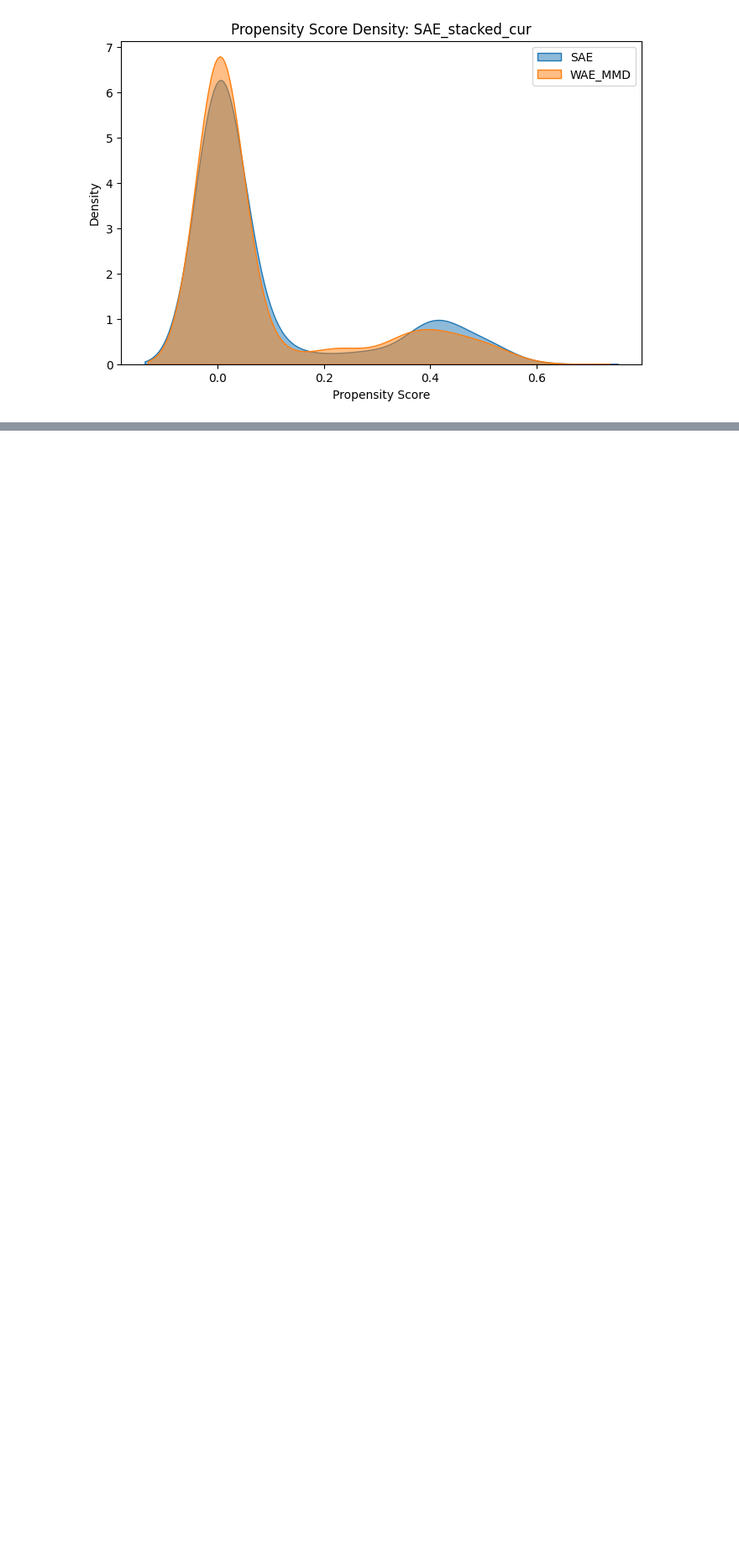
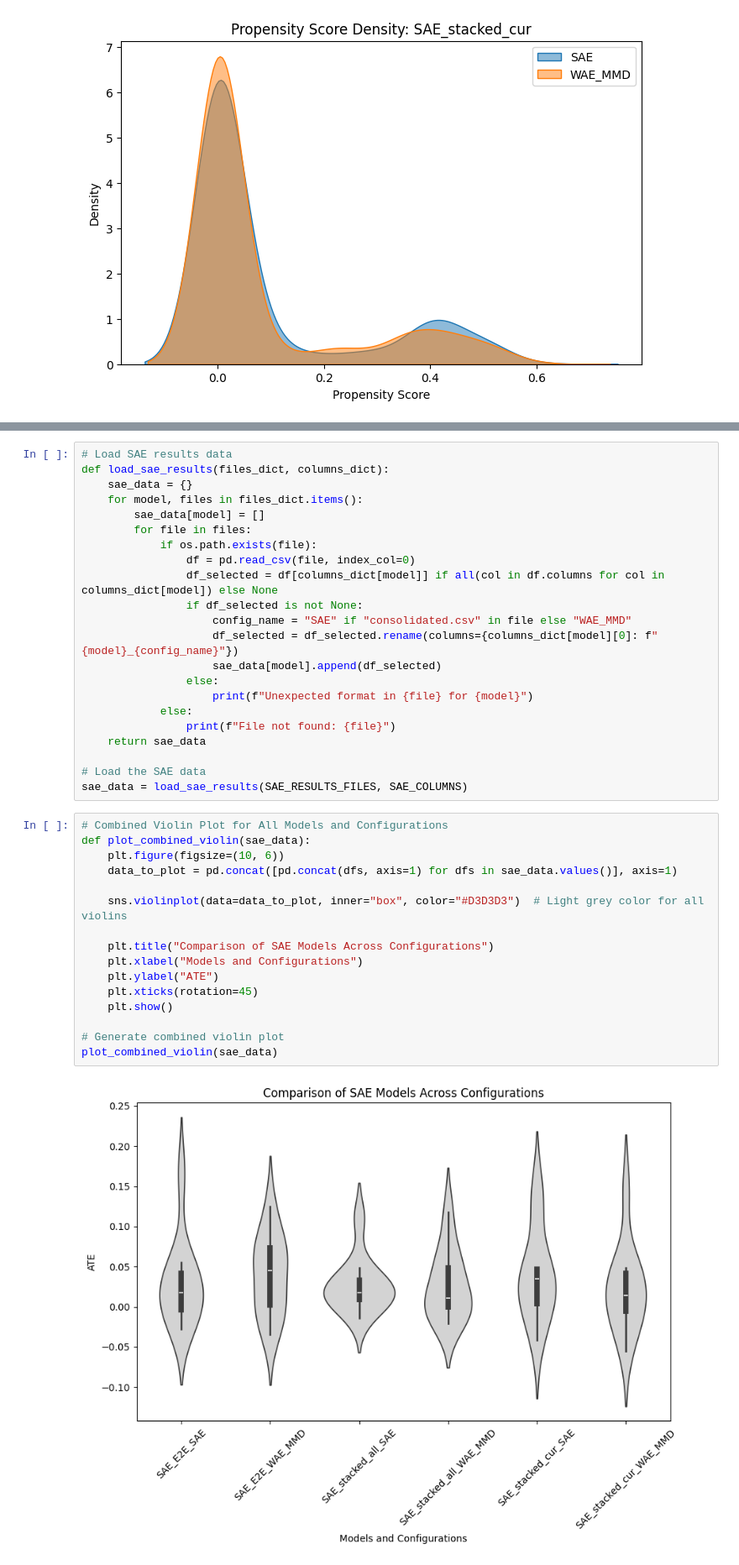
Before and after one commit to PulkitT01/DPN-SA-MMD_extension, a Jupyter notebook: Results.ipynb, the cells around one changed output, grey strips where cells are left out. Shown: that part at 84% size. Drawn from its saved outputs; the diff is of its cells as text; blank space fills up the shorter version.

Commit message:
Add violin plots for ATE

```diff
--- a/Results.ipynb
+++ b/Results.ipynb
@@ -80,0 +93,40 @@ for model, dfs in propensity_data.items():
+# %%
+# Load SAE results data
+def load_sae_results(files_dict, columns_dict):
+    sae_data = {}
+    for model, files in files_dict.items():
+        sae_data[model] = []
+        for file in files:
+            if os.path.exists(file):
+                df = pd.read_csv(file, index_col=0)
+                df_selected = df[columns_dict[model]] if all(col in df.columns for col in columns_dict[model]) else None
+                if df_selected is not None:
+                    config_name = "SAE" if "consolidated.csv" in file else "WAE_MMD"
+                    df_selected = df_selected.rename(columns={columns_dict[model][0]: f"{model}_{config_name}"})
+                    sae_data[model].append(df_selected)
+                else:
+                    print(f"Unexpected format in {file} for {model}")
+            else:
+                print(f"File not found: {file}")
+    return sae_data
+
+# Load the SAE data
+sae_data = load_sae_results(SAE_RESULTS_FILES, SAE_COLUMNS)
+# %%
+# Combined Violin Plot for All Models and Configurations
+def plot_combined_violin(sae_data):
+    plt.figure(figsize=(10, 6))
+    data_to_plot = pd.concat([pd.concat(dfs, axis=1) for dfs in sae_data.values()], axis=1)
+
+    sns.violinplot(data=data_to_plot, inner="box", color="#D3D3D3")  # Light grey color for all violins
+
+    plt.title("Comparison of SAE Models Across Configurations")
+    plt.xlabel("Models and Configurations")
+    plt.ylabel("ATE")
+    plt.xticks(rotation=45)
+    plt.show()
+
+# Generate combined violin plot
+plot_combined_violin(sae_data)
+# %% [output]
+[figure, added]
```
Also changed, not shown: parts of 1 cell of this notebook.
